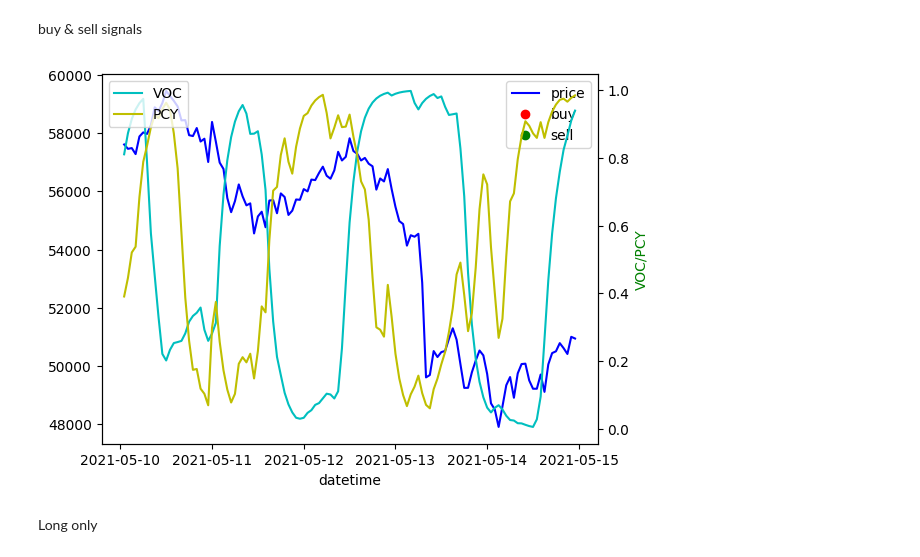
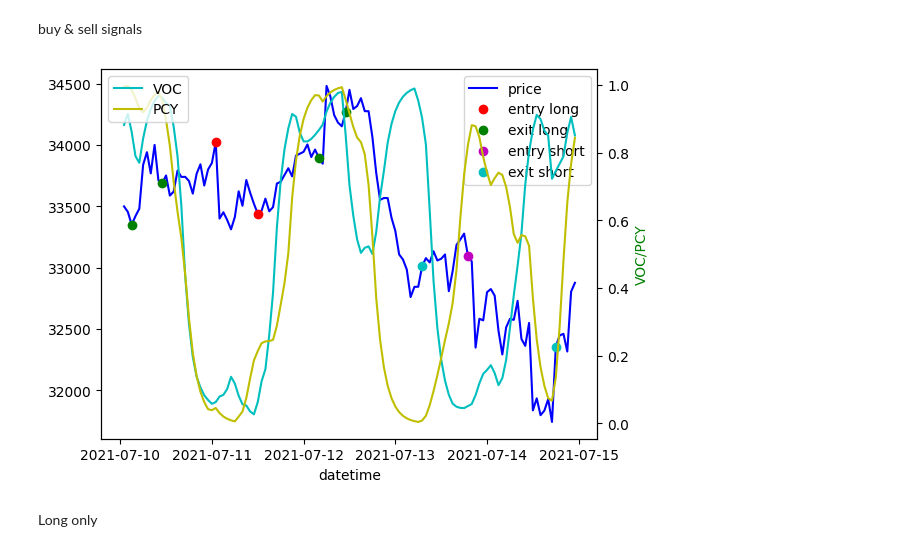
Before and after one commit to josephchenhk/qtrader_strategies, a Jupyter notebook: strategies/cyclicality_strategy/signal_analysis.ipynb, the cells around one changed output. Drawn from its saved outputs; the diff is of its cells as text; code cells hidden in the pictures.

Commit message:
Change entry and exit conditions

```diff
--- a/strategies/cyclicality_strategy/signal_analysis.ipynb
+++ b/strategies/cyclicality_strategy/signal_analysis.ipynb
@@ -47,7 +47,7 @@ security = Currency(
 data_start = datetime(2020, 11, 15, 0, 0, 0)
 start = datetime(2021, 1, 1, 0, 0, 0)
 end = datetime(2021, 12, 31, 23, 59, 59)
-lookback_window = 60
+lookback_window = 100
 
 # Load data
 data = load_data(security, data_start, start, end, lookback_window)
@@ -73,16 +73,16 @@ for idx in range(lookback_window, data.shape[0]):
     cyc["close"] = CYC(
         data=closes,
         cyc=cyc["close"],
-        short_ma_length=1,
-        long_ma_length=50,
+        short_ma_length=5,
+        long_ma_length=30,
         alpha=0.33,
-        lookback_window=10,
+        lookback_window=20,
     )
     PCY.append(cyc["close"])
     cyc["volume"] = CYC(
         data=volumes,
         cyc=cyc["volume"],
-        short_ma_length=10,
+        short_ma_length=5,
         long_ma_length=30,
         alpha=0.33,
         lookback_window=20,
@@ -160,29 +186,35 @@ data_bt["sell_signal1"] = rolling_apply(
 # %%
 data_bt_plot = data_bt[
-    (data_bt.index > datetime(2021, 5, 10))
-    & (data_bt.index < datetime(2021, 5, 15))
+    (data_bt.index > datetime(2021, 7, 10))
+    & (data_bt.index < datetime(2021, 7, 15))
 ]
-data_bt_plot_buy1 = data_bt_plot[data_bt_plot.buy_signal1==1]
-data_bt_plot_buy2 = data_bt_plot[data_bt_plot.buy_signal2==1]
-data_bt_plot_buy3 = data_bt_plot[data_bt_plot.buy_signal3==1]
-data_bt_plot_sell1 = data_bt_plot[data_bt_plot.sell_signal1==-1]
+data_bt_plot_entry_long = data_bt_plot[data_bt_plot.entry_long==1]
+data_bt_plot_exit_long = data_bt_plot[data_bt_plot.exit_long==1]
+data_bt_plot_entry_short = data_bt_plot[data_bt_plot.entry_short==1]
+data_bt_plot_exit_short = data_bt_plot[data_bt_plot.exit_short==1]
 # %%
 fig, ax1 = plt.subplots()
 ax2 = ax1.twinx()
 ax1.plot(data_bt_plot.index, data_bt_plot.close, 'b-', label='price')
-ax1.plot(data_bt_plot_buy3.index, data_bt_plot_buy3.close, 'ro', label='buy')
-ax1.plot(data_bt_plot_sell1.index, data_bt_plot_sell1.close, 'go', label='sell')
+ax1.plot(data_bt_plot_entry_long.index,
+         data_bt_plot_entry_long.close, 'ro', label='entry long')
+ax1.plot(data_bt_plot_exit_long.index,
+         data_bt_plot_exit_long.close, 'go', label='exit long')
+ax1.plot(data_bt_plot_entry_short.index,
+         data_bt_plot_entry_short.close, 'mo', label='entry short')
+ax1.plot(data_bt_plot_exit_short.index,
+         data_bt_plot_exit_short.close, 'co', label='exit short')
 ax2.plot(data_bt_plot.index, data_bt_plot.VOC, 'c-', label='VOC')
 ax2.plot(data_bt_plot.index, data_bt_plot.PCY, 'y-', label='PCY')
 ax1.legend(loc=0)
 ax2.legend(loc=2)
 ax1.set_xlabel('datetime')
 ax2.set_ylabel('Price', color='b')
 ax2.set_ylabel('VOC/PCY', color='g')
 
 plt.show()
 # %% [output]
-[figure, old version]
+[figure, new version]
 # %% [markdown]
 Long only
 # %%
```
Also changed, not shown: parts of 9 cells of this notebook, 1 other file.
